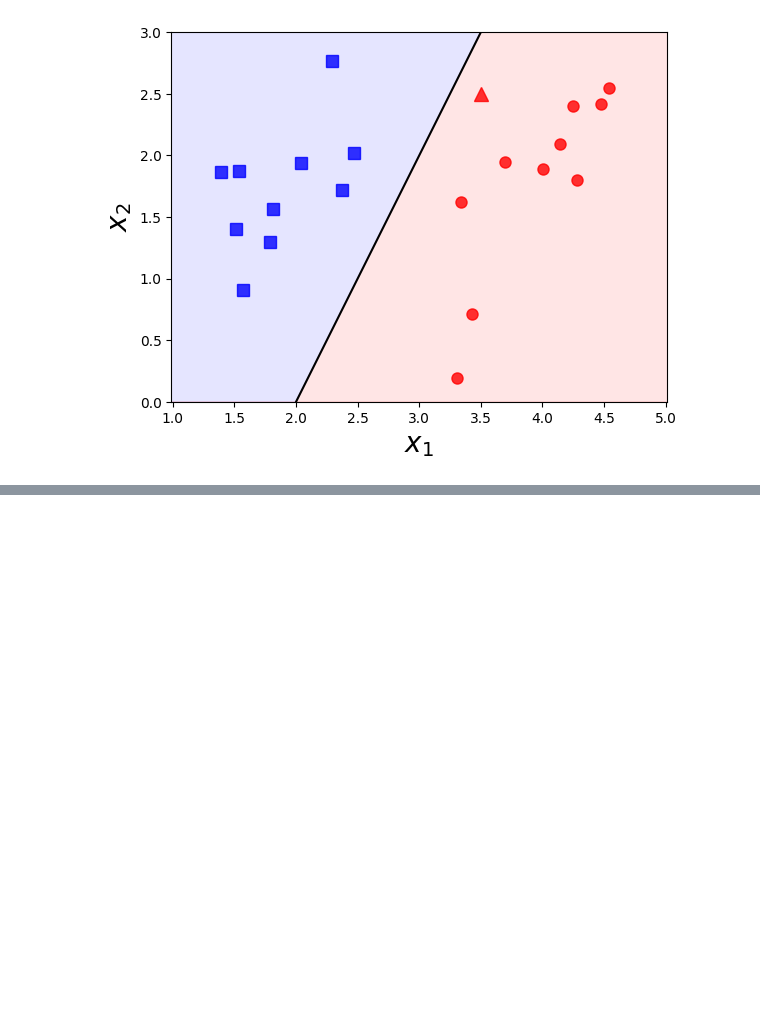
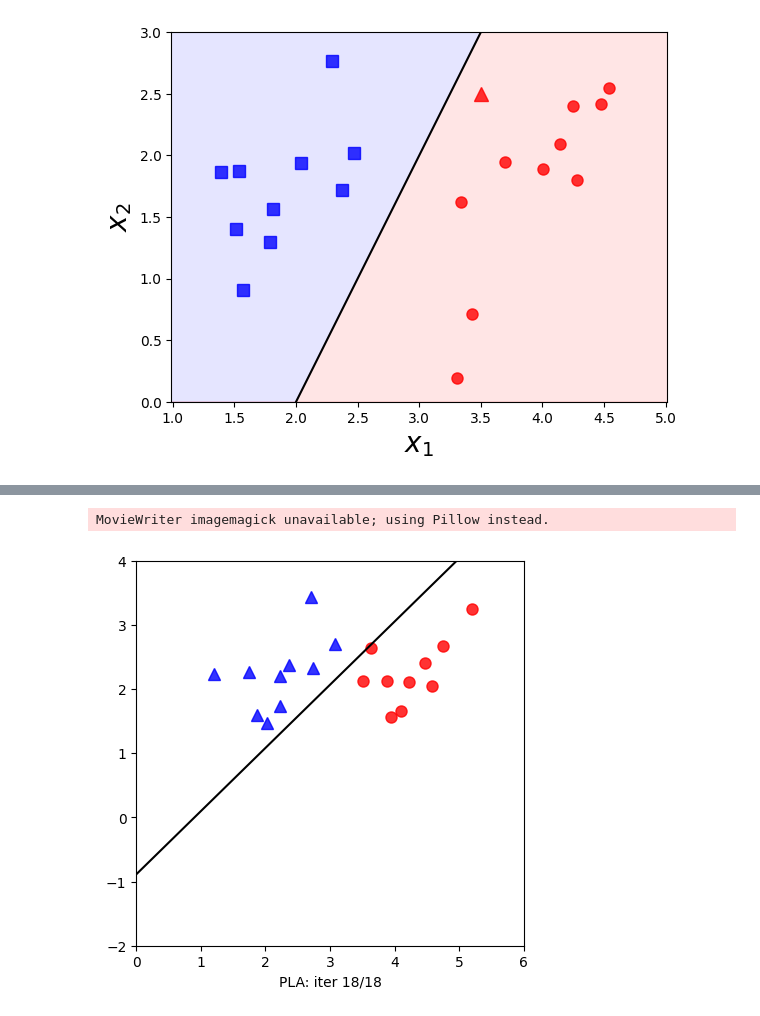
Before and after one commit to letruongzzio/Machine-Learning, a Jupyter notebook: 4 - Neural Networks/Perceptron learning algorithm/Perceptron learning algorithm.ipynb, the cells around one changed output, grey strips where cells are left out. Cells and saved outputs as stored; diff of their text form; code cells hidden in the pictures; blank space fills up the shorter version.

```diff
--- a/4 - Neural Networks/Perceptron learning algorithm/Perceptron learning algorithm.ipynb
+++ b/4 - Neural Networks/Perceptron learning algorithm/Perceptron learning algorithm.ipynb
@@ -100,0 +241,13 @@ The function $J(\mathbf{w})$ tells us that when an error-classified point $\math
+# %%
+np.random.seed(2)
+
+means = [[2, 2], [4, 2]]
+cov = [[.3, .2], [.2, .3]]
+N = 10
+X0 = np.random.multivariate_normal(means[0], cov, N).T
+X1 = np.random.multivariate_normal(means[1], cov, N).T
+
+X = np.concatenate((X0, X1), axis=1)
+y = np.concatenate((np.ones((1, N)), -1*np.ones((1, N))), axis=1)
+# Xbar
+X = np.concatenate((np.ones((1, 2*N)), X), axis=0)
@@ -100,0 +320,45 @@ The function $J(\mathbf{w})$ tells us that when an error-classified point $\math
+# %%
+def draw_line(w):
+    w0, w1, w2 = w[0], w[1], w[2]
+    if w2 != 0:
+        x11, x12 = -100, 100
+        return plt.plot([x11, x12], [-(w1*x11 + w0)/w2, -(w1*x12 + w0)/w2], 'k')
+    else:
+        x10 = -w0/w1
+        return plt.plot([x10, x10], [-100, 100], 'k')
+
+## GD example
+import matplotlib.animation as animation
+from matplotlib.animation import FuncAnimation
+
+def viz_alg_1d_2(w):
+    it = len(w)
+
+    fig, ax = plt.subplots(figsize=(5, 5))
+
+    def update(i):
+        ani = plt.cla()
+        #points
+        ani = plt.plot(X0[0, :], X0[1, :], 'b^', markersize = 8, alpha = .8)
+        ani = plt.plot(X1[0, :], X1[1, :], 'ro', markersize = 8, alpha = .8)
+        ani = plt.axis([0 , 6, -2, 4])
+        i2 =  i if i < it else it-1
+        ani = draw_line(w[i2])
+        if i < it-1:
+            # print(X[1, m[i]], X[2, ])
+            circle = plt.Circle((X[1, m[i]], X[2, m[i]]), 0.15, color='k', fill = False)
+            ax.add_artist(circle)
+
+        label = 'PLA: iter %d/%d' %(i2, it-1)
+        ax.set_xlabel(label)
+        return ani, ax
+
+    anim = FuncAnimation(fig, update, frames=np.arange(0, it + 2), interval=1000)
+    anim.save('pla_vis.gif', dpi = 100, writer = 'imagemagick')
+    plt.show()
+
+# x = np.asarray(x)
+viz_alg_1d_2(w)
+# %% [output]
+MovieWriter imagemagick unavailable; using Pillow instead.
+[figure, added]
```
Also changed, not shown: parts of 10 cells of this notebook, 1 other file.
